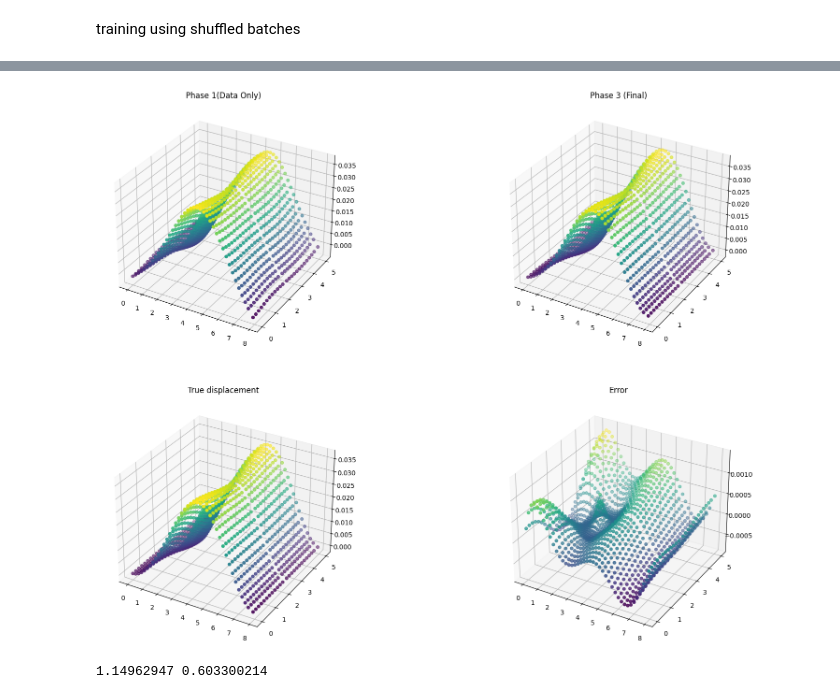
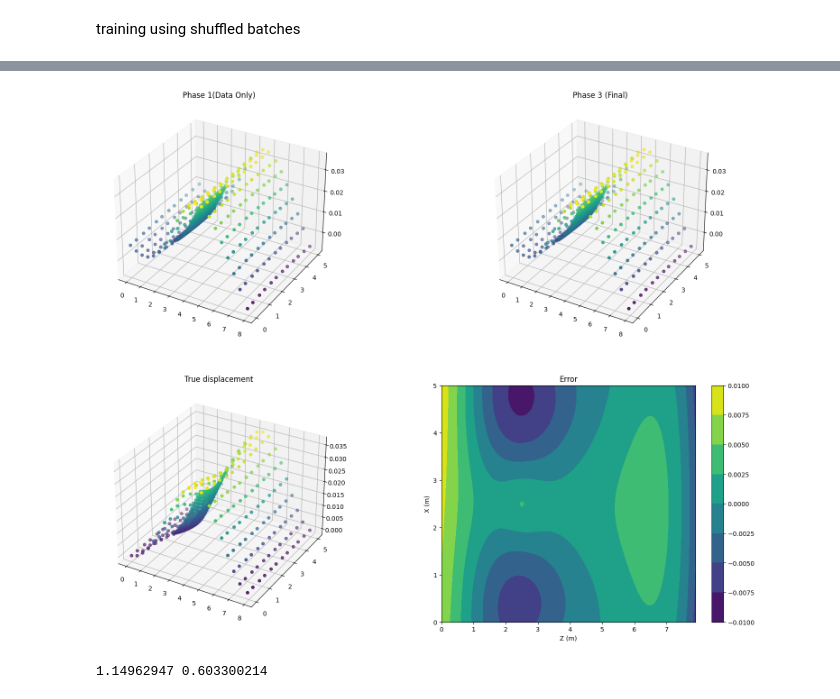
Before and after one commit to ShiyuanDengg/2D-Wall, a Jupyter notebook: 2D Propped Prediction .ipynb, the cells around one changed output, grey strips where cells are left out. Drawn from its saved outputs; the diff is of its cells as text; code cells hidden in the pictures.

Commit message:
changed error plot to contour map

```diff
--- a/2D Propped Prediction .ipynb
+++ b/2D Propped Prediction .ipynb
@@ -46,11 +46,13 @@ def is_in_dense_region(z, x):
 x_raw, z_raw, y_raw = np.split(results, 3, axis = -1)
 y_raw = -y_raw  #positive deflection is downwards
 x_raw_flatten, z_raw_flatten, y_raw_flatten = x_raw.flatten(), z_raw.flatten(), y_raw.flatten()
-
+x_raw_squeeze = np.squeeze(x_raw)
+z_raw_squeeze = np.squeeze(z_raw)
+y_raw_squeeze = np.squeeze(y_raw)
 
 zdim_raw = z_raw.shape[0]
 xdim_raw = z_raw.shape[1]
-zdim = 40
+zdim = 20
 xdim = int(zdim / depth * width)
 
 z_sample_index = np.linspace(0, zdim_raw-1, zdim, dtype=int)
@@ -378,36 +379,43 @@ zxstack = tf.stack((z_norm_flatten_tf, x_norm_flatten_tf), axis = -1)
 y_pred_norm1 = model_phase1(zxstack)
 y_pred_norm1 = np.squeeze(y_pred_norm1, -1)
 y_pred1 = y_pred_norm1 * y_max
 
 y_pred_norm2 = model_phase2(zxstack)
 y_pred_norm2 = np.squeeze(y_pred_norm2, -1)
 y_pred2 = y_pred_norm2 * y_max
 
 y_pred_norm3 = model(zxstack)
 y_pred_norm3 = np.squeeze(y_pred_norm3, -1)
 y_pred3 = y_pred_norm3 * y_max
 
 fig = plt.figure(figsize=(20, 15))
 
 ax1 = fig.add_subplot(221, projection = '3d')
 ax1.scatter(z_flatten, x_flatten, y_pred1, c = y_pred1, cmap = 'viridis')
 ax1.set_title('Phase 1(Data Only)')
 
 ax2 = fig.add_subplot(222, projection='3d')
 ax2.scatter(z_flatten, x_flatten, y_pred3, c = y_pred3, cmap = 'viridis')
 ax2.set_title('Phase 3 (Final)')
 
 ax3 = fig.add_subplot(223, projection = '3d')
 ax3.scatter(z_flatten, x_flatten, y_flatten, c = y_flatten, cmap = 'viridis')
 ax3.set_title('True displacement')
 
-ax4 = fig.add_subplot(224, projection = '3d')
-ax4.scatter(z_flatten, x_flatten, y_pred3 - y_flatten, c = y_pred3 - y_flatten, cmap = 'viridis',)
+
+y_full_prediction = model(tf.stack([z_raw_flatten / z_max, x_raw_flatten / x_max], axis=-1))
+y_full_prediction = y_full_prediction.numpy().reshape(z_raw_squeeze.shape) * y_max
+
+ax4 = fig.add_subplot(224)
+ax4.contourf(z_raw_squeeze, x_raw_squeeze, y_full_prediction - y_raw_squeeze, cmap = 'viridis',)
+plt.colorbar(ax4.contourf(z_raw_squeeze, x_raw_squeeze, y_full_prediction - y_raw_squeeze, cmap = 'viridis',))
+ax4.set_xlabel('Z (m)')
+ax4.set_ylabel('X (m)')
 ax4.set_title('Error')
 
 plt.show()
 # %% [output]
-[figure, old version]
+[figure, new version]
 # %%
 
 bih = laplacian(zxstack, laplacian)
```
Also changed, not shown: parts of 7 cells of this notebook.
